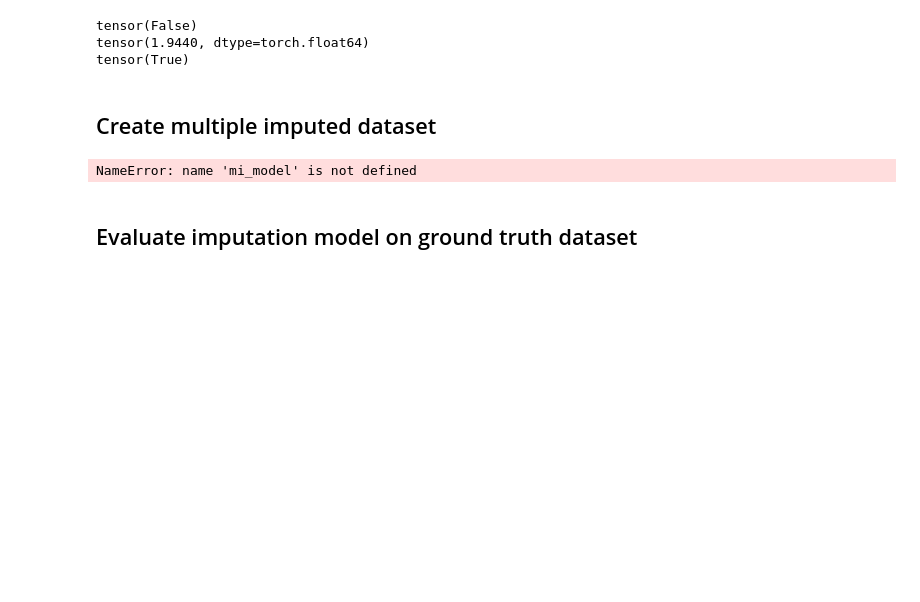
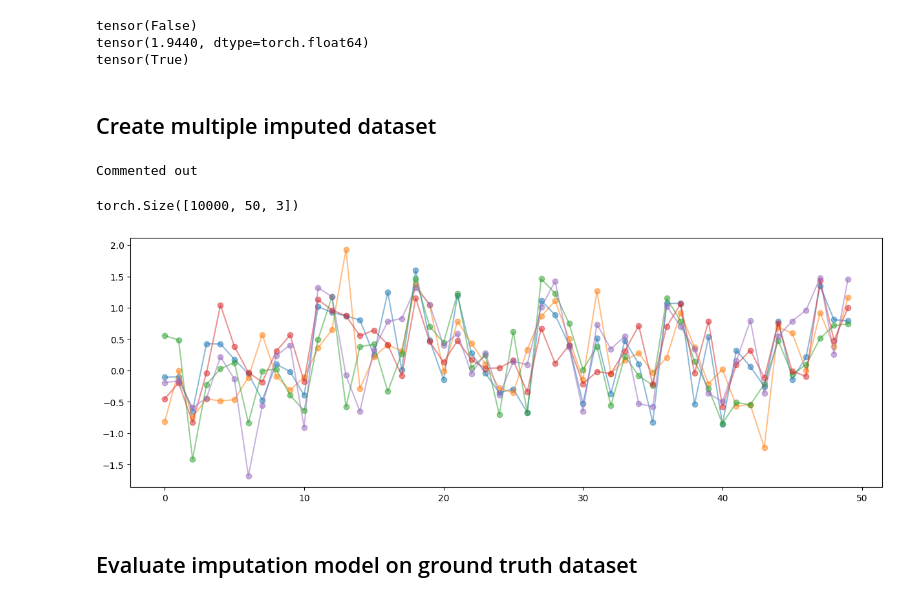
Before and after one commit to joshuawe/sepsis, a Jupyter notebook: notebooks/synthetic_2/afa00_1_train_multiple_imputation_ts.ipynb, the cells around one changed output. Cells and saved outputs as stored; diff of their text form; code cells hidden in the pictures; blank space fills up the shorter version.

Commit message:
create MI model eval figures

```diff
--- a/notebooks/synthetic_2/afa00_1_train_multiple_imputation_ts.ipynb
+++ b/notebooks/synthetic_2/afa00_1_train_multiple_imputation_ts.ipynb
@@ -27,13 +27,12 @@ mi_model_dir = paths['data_dir']  + 'mi_models' + '/' + mi_model_name + '/'
 # %% [markdown]
 ### Define model specifications
 # %%
-device = 'cuda'  # 'cuda' or 'cpu'
+
 
 # Config for dataset preparation (torch.DataSet class)
 dataset_params = {
     'missingness_value': 'nan',   # int, float or 'nan'
-    'missingness_rate': (0.1, 0.3),
-    'device': device  # 'cuda' or 'cpu'
+    'missingness_rate': 0.8,
 }
 
 # Config for dataloader (torch.DataLoader class)
@@ -47,13 +46,16 @@ dataloader_params = {
 
 # Config for trainer (pytorch_lightning.Trainer class)
 trainer_params = {
-    'max_epochs': 100,    # number of epochs to train
+    'max_epochs': 1,    # number of epochs to train
     'auto_lr_find': False,
     'fast_dev_run': False,
-    'accelerator': device,
+    'accelerator': 'auto',
     'devices': 1,
     'profiler': None,  # 'simple', 'advanced', None
-    'num_sanity_val_steps': 0
+    'num_sanity_val_steps': 0,
+    'patience': 30,
+    'wandb_logger': False,
+    'wandb_project_name': 'GPImputer Synthetic 2'
 }
 
 # Config for gp_model (GPImputer class)
@@ -63,9 +65,11 @@ gp_params = {
     'dataloader_params' : dataloader_params,
     'trainer_params' : trainer_params,
     'num_tasks': 5,  # number of tasks == number of features
-    'num_kernels': 10,
+    'num_kernels': 5,
+    'sample_tp': 0.9,
     'data_mode': 'no_simulation',   # 'no_simulation' or 'simulation', with simulation a ground truth is expected to passed as well, ground truth = values for data that is missing in train dataloader
-    'ckpt_path': 'best_model-v_recon_loss_target=1.10-epoch=142.ckpt',  # path to checkpoint of trained model, full path or relative to model directory
+    'wandb_logger': False,
+    # 'ckpt_path': 'best_model-v_recon_loss_target=1.10-epoch=142.ckpt',  # path to checkpoint of trained model, full path or relative to model directory
 }
 
 # Config for mi_model from AFA module (MultipleImputationModel_ts class)
@@ -261,12 +317,29 @@ tensor(True)
 # %%
 from afa.data_modelling.missingness.multiple_imputation.multiple_imputed_dataset_ts import MultipleImputedDataset_ts
 # %%
+# TODO check the code for predict, when n_samples > 1, what does the code expect?
 mi_results = mi_model.predict(dataset, n_samples = 5)
 
 # create an mi_dataset out of the generated imputations
 mi_dataset = MultipleImputedDataset_ts(  dataset = dataset, model = mi_model, results = mi_results)
 # %% [output]
-NameError: name 'mi_model' is not defined
+Commented out
+# %%
+# make sure, that the imputed dataset is of the correct shape
+from matplotlib import pyplot as plt
+print( mi_results['target_feature'].shape)
+samples = mi_results['target_feature'][:5]  # shape: num_samples, num_timesteps, num_features
+feature_index = 2
+
+
+
+fig = plt.figure(figsize=(15,5))
+for i in range(samples.shape[0]):
+    plt.plot( samples[i,:,feature_index], label=f'sample {i}', marker='o', alpha=0.5)
+plt.show()
+# %% [output]
+torch.Size([10000, 50, 3])
+[figure, added]
 # %% [markdown]
 ## Evaluate imputation model on ground truth dataset
 # %%
```
Also changed, not shown: parts of 20 cells of this notebook, 23 other files.
